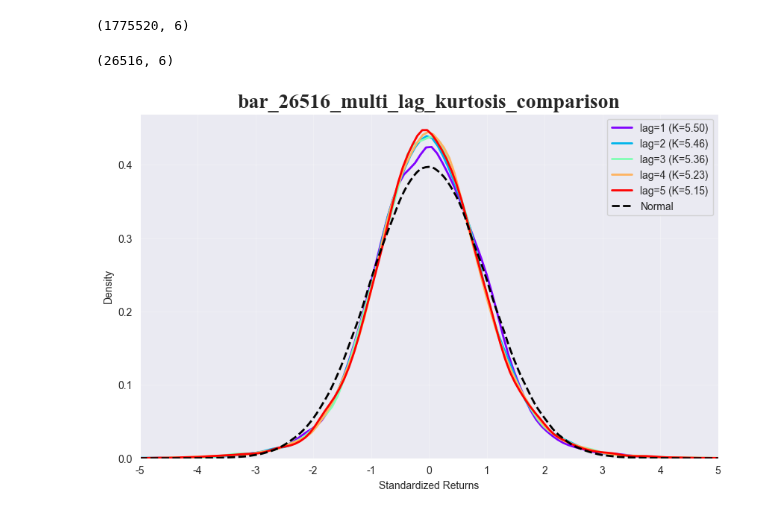
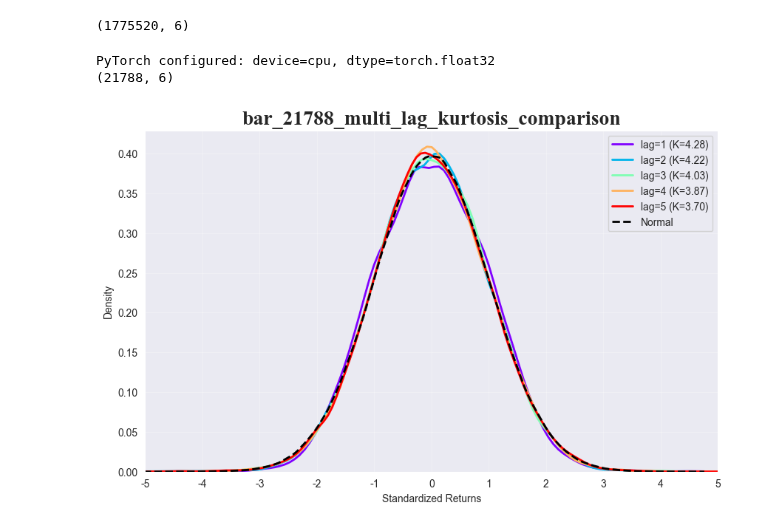
Before and after one commit to ArtiPyHeart/jesse-trade, a Jupyter notebook: Resample_Line_X.ipynb, the cells around one changed output. Saved outputs shown, nothing was run; the diff lists cells and outputs as text; code cells hidden in the pictures.

Commit message:
新轴：DemoV2Bar

```diff
--- a/Resample_Line_X.ipynb
+++ b/Resample_Line_X.ipynb
@@ -19,15 +19,16 @@ candles.shape
 # %% [output]
 (1775520, 6)
 # %%
-from src.bars.fusion.demo import DemoBar
+from src.bars.fusion.demo_v2 import DemoV2Bar
 from research.plot import plot_kde
 
-bar_container = DemoBar(max_bars=-1, threshold=2.095)
+bar_container = DemoV2Bar(clip_r=0, max_bars=-1, threshold=0.47)
 bar_container.update_with_candles(candles)
 fusion_bar = bar_container.get_fusion_bars()
 print(fusion_bar.shape)
 
 plot_kde(fusion_bar[:, 2], lag=5)
 # %% [output]
-(26516, 6)
+PyTorch configured: device=cpu, dtype=torch.float32
+(21788, 6)
-[figure, old version]
+[figure, new version]
```
Also changed, not shown: parts of 5 cells of this notebook, 2 other files.
